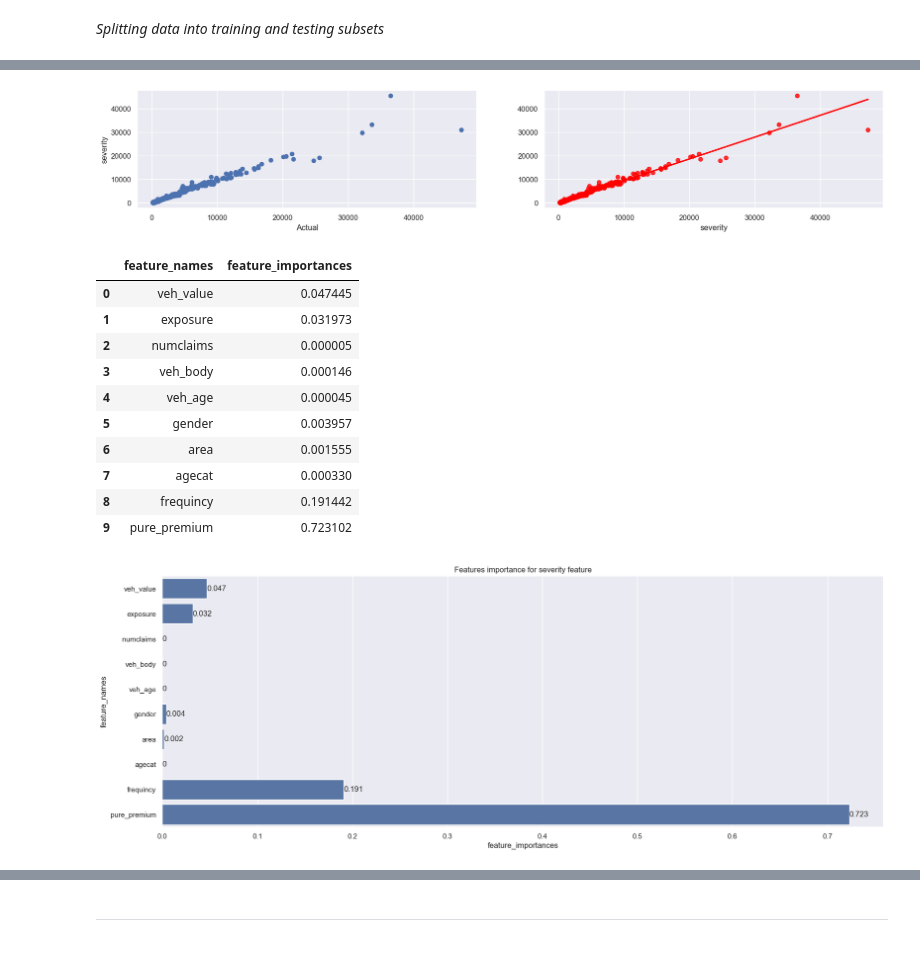
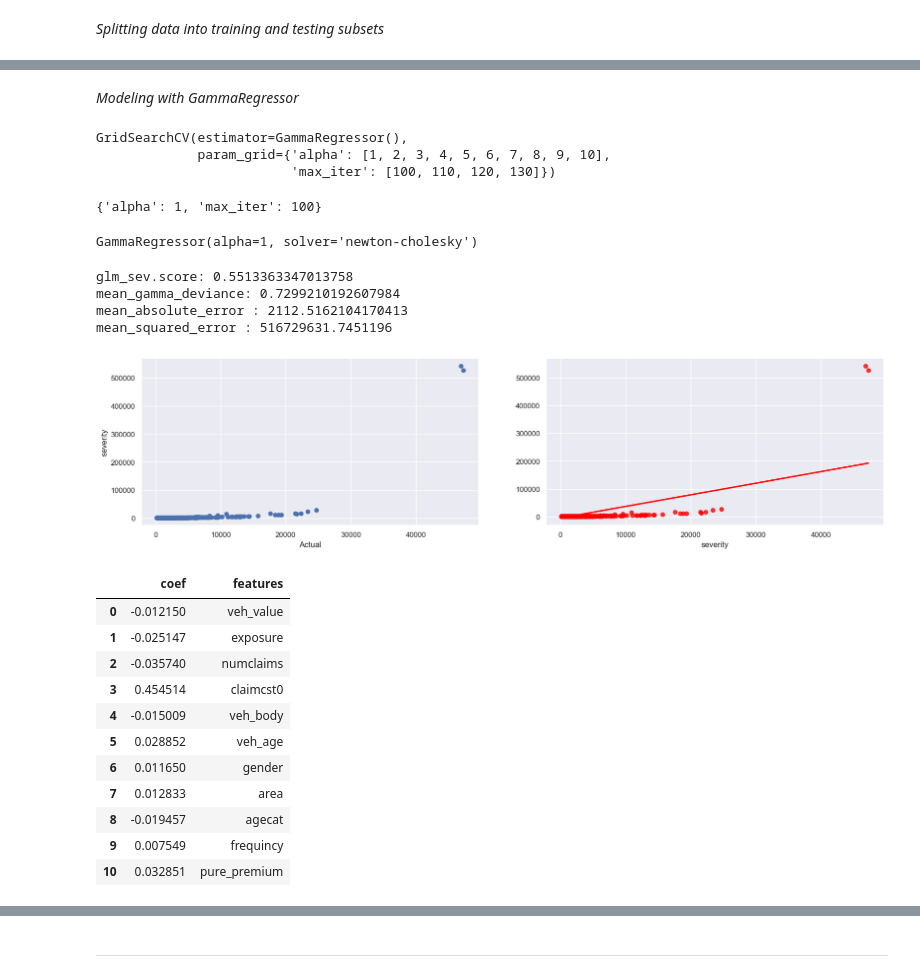
Before and after one commit to omars1234/Insurance_Analysis, a Jupyter notebook: Notebooks/Data_Regression/Severity_Regression.ipynb, the cells around one changed output, grey strips where cells are left out. Drawn from its saved outputs; the diff is of its cells as text; code cells hidden in the pictures.

Commit message:
update data_regression file

```diff
--- a/Notebooks/Data_Regression/Severity_Regression.ipynb
+++ b/Notebooks/Data_Regression/Severity_Regression.ipynb
@@ -53,7 +40,7 @@ df.head()
 # %% [markdown]
 *Define x and y*
 # %%
-x=df.drop(["severity","claimcst0"],axis=1)
+x=df.drop(["severity"],axis=1)
 y=df["severity"]
 # %% [markdown]
 *Splitting data into training and testing subsets*
@@ -231,28 +64,57 @@ predicted=model.predict(x_test)
+# %% [markdown]
+*Modeling with GammaRegressor*
+# %%
+params={"alpha":[1,2,3,4,5,6,7,8,9,10],"max_iter":[100,110,120,130]}
+model=GridSearchCV(estimator=GammaRegressor(),param_grid=params)
+model.fit(x_train,y_train)
+# %% [output]
+GridSearchCV(estimator=GammaRegressor(),
+             param_grid={'alpha': [1, 2, 3, 4, 5, 6, 7, 8, 9, 10],
+                         'max_iter': [100, 110, 120, 130]})
+# %%
+model.best_params_
+# %% [output]
+{'alpha': 1, 'max_iter': 100}
+# %%
+glm_sev = GammaRegressor(alpha=1, solver="newton-cholesky",fit_intercept=True,max_iter=100)
+glm_sev.fit(x_train,y_train)
+# %% [output]
+GammaRegressor(alpha=1, solver='newton-cholesky')
+# %%
+print("glm_sev.score:", glm_sev.score(x_train,y_train))
+print("mean_gamma_deviance:", mean_gamma_deviance(y_test,glm_sev.predict(x_test)))
+print("mean_absolute_error :", mean_absolute_error(y_test,glm_sev.predict(x_test)))
+print("mean_squared_error :", mean_squared_error(y_test,glm_sev.predict(x_test)))
+# %% [output]
+glm_sev.score: 0.5513363347013758
+mean_gamma_deviance: 0.7299210192607984
+mean_absolute_error : 2112.5162104170413
+mean_squared_error : 516729631.7451196
 # %%
 plt.subplot(221)
-plt.scatter(y_test,predicted);
+plt.scatter(y_test,glm_sev.predict(x_test));
 
 plt.xlabel('Actual');
 plt.ylabel('severity');
 
 plt.subplot(222)
-sns.regplot(x=y_test,y=predicted,ci=None,color ='red');
+sns.regplot(x=y_test,y=glm_sev.predict(x_test),ci=None,color ='red');
 # %% [output]
-[figure, old version]
+[figure, new version]
 # %%
-model.feature_names_in_=x.columns
-importance=pd.concat([pd.DataFrame(model.feature_names_in_,columns=["feature_names"]),
-           pd.DataFrame(model.feature_importances_,columns=["feature_importances"])],axis=1)
-importance
+features=df.drop("severity",axis=1).columns
+model_coef=pd.concat([pd.DataFrame(glm_sev.coef_,columns=["coef"]),pd.DataFrame(features,columns=["features"])],axis=1)
+model_coef
 # %% [output]
-|  | feature_names | feature_importances |
-| 0 | veh_value | 0.047445 |
-| 1 | exposure | 0.031973 |
-| 2 | numclaims | 0.000005 |
-| 3 | veh_body | 0.000146 |
-| 4 | veh_age | 0.000045 |
-| 5 | gender | 0.003957 |
-| 6 | area | 0.001555 |
-| 7 | agecat | 0.000330 |
-| 8 | frequincy | 0.191442 |
-| 9 | pure_premium | 0.723102 |
+|  | coef | features |
+| 0 | -0.012150 | veh_value |
+| 1 | -0.025147 | exposure |
+| 2 | -0.035740 | numclaims |
+| 3 | 0.454514 | claimcst0 |
+| 4 | -0.015009 | veh_body |
+| 5 | 0.028852 | veh_age |
+| 6 | 0.011650 | gender |
+| 7 | 0.012833 | area |
+| 8 | -0.019457 | agecat |
+| 9 | 0.007549 | frequincy |
+| 10 | 0.032851 | pure_premium |
@@ -262,8 +120,0 @@ PurePremiumImportanceTabel.to_pickle("C:/Users/Omar/Desktop/Omar_Files/Python_An
-# %%
-matplotlib.rcParams["figure.figsize"]=(20,7)
-ax=sns.barplot(x=np.round(importance["feature_importances"],3),y=importance["feature_names"])
-plt.title('Features importance for severity feature')
-ax.bar_label(ax.containers[0]);
-plt.savefig('C:/Users/Omar/Desktop/Omar_Files/Python_Analysis/Auto_Insurance/App/Feature_importance_Graph/Severity_featureImportanc',dpi=500);
-# %% [output]
-[figure, removed]
```
Also changed, not shown: parts of 18 cells of this notebook, 9 other files.
